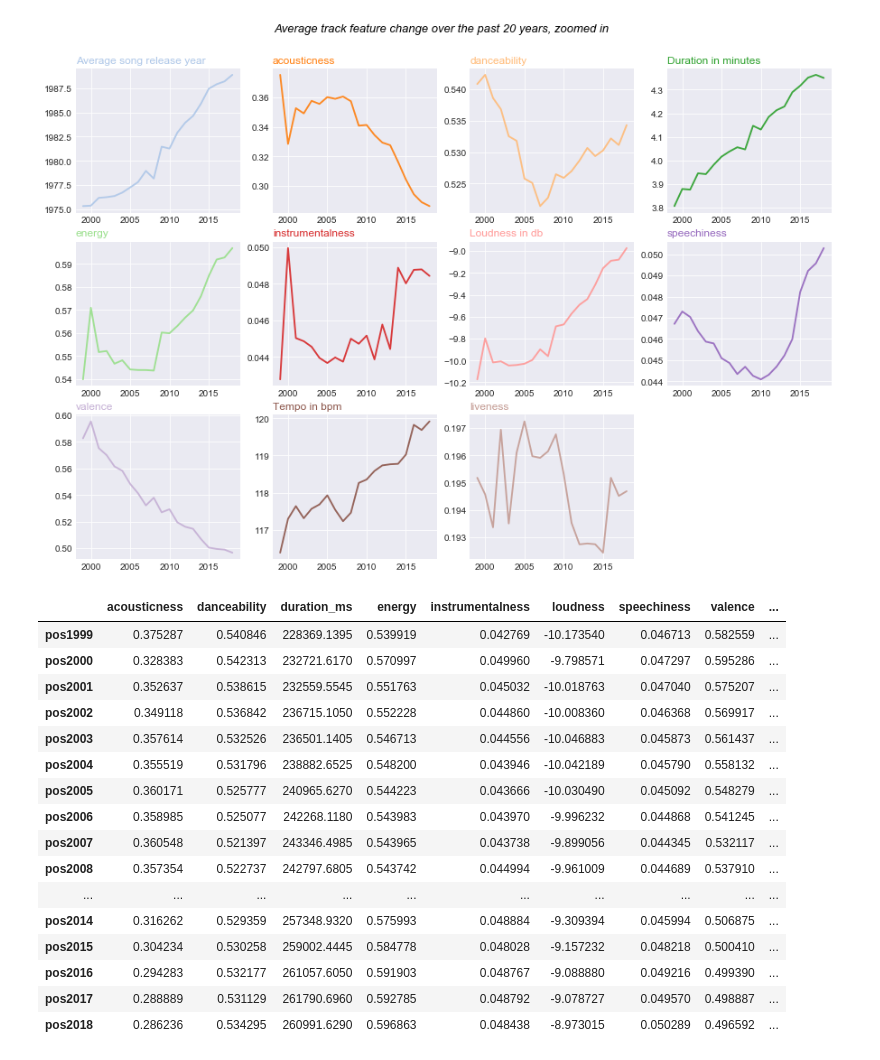
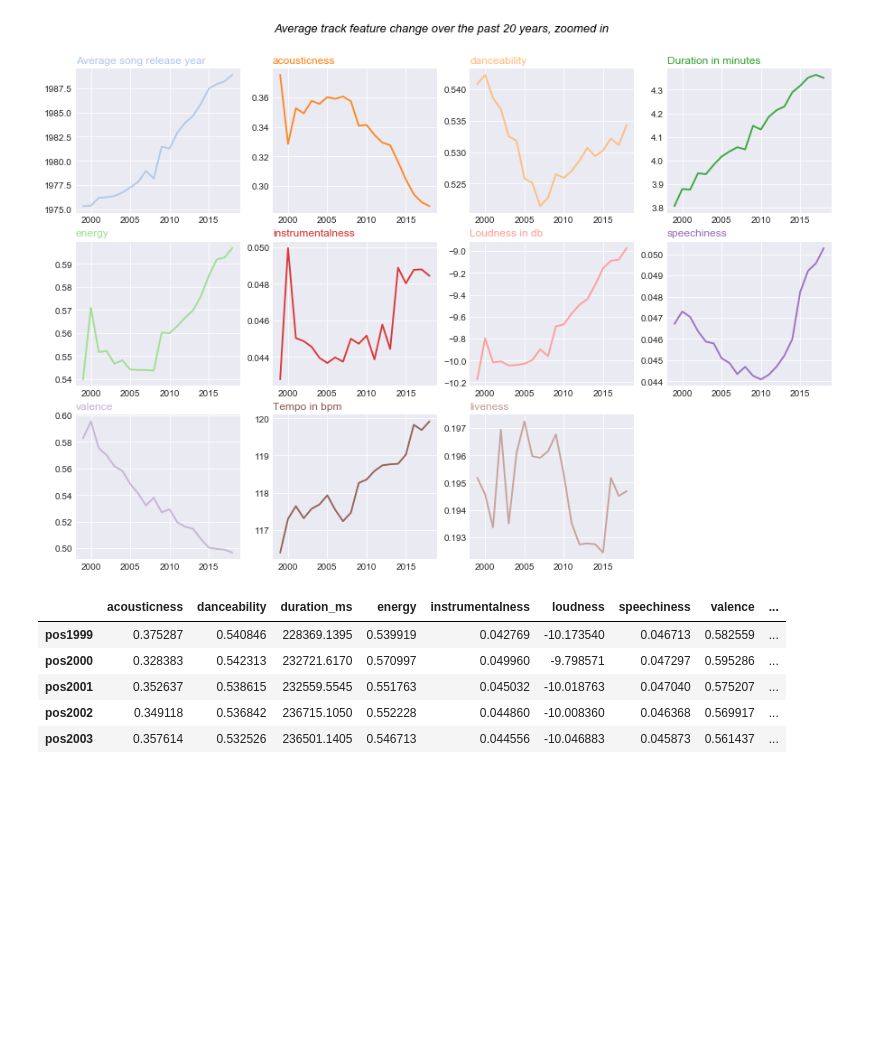
Before and after one commit to Psychotechnopath/spotify_project, a Jupyter notebook: Visualizations notebook.ipynb, the cells around one changed output. Cells and saved outputs as stored; diff of their text form; code cells hidden in the pictures; blank space fills up the shorter version.

```diff
--- a/Visualizations notebook.ipynb
+++ b/Visualizations notebook.ipynb
@@ -3,7 +3,7 @@ import pandas as pd
 from matplotlib import pyplot as plt
 import numpy as np
 
-df = pd.read_csv("full_top_2000_audio_features.csv", header=0, index_col=[0])
+df = pd.read_csv("Dataframes_Pickles/full_top_2000_audio_features.csv", header=0, index_col=[0])
 
 
 def data_dict_generator():
@@ -41,7 +41,7 @@ def data_plotter(internal_feature):
     else:
         for i in range(1999, 2019):
             track_feat_list.append(average_data[f'pos{i}'][f'{internal_feature}'])
-    print("{}".format(max(track_feat_list)-min(track_feat_list)))
+    print("Max change of {}:\t\t{}".format(internal_feature, max(track_feat_list)-min(track_feat_list)))
 #     plt.plot(year_range, track_feat_list, '-o')
 #     plt.title(f'{internal_feature} in top2000 over the years')
 #     plt.xscale('linear')
@@ -153,20 +165,9 @@ average_data.to_csv('stata_data.csv')
 # %%
-average_data
+average_data.head()
 # %% [output]
 |  | acousticness | danceability | duration_ms | energy | instrumentalness | loudness | speechiness | valence | ... |
 | pos1999 | 0.375287 | 0.540846 | 228369.1395 | 0.539919 | 0.042769 | -10.173540 | 0.046713 | 0.582559 | ... |
 | pos2000 | 0.328383 | 0.542313 | 232721.6170 | 0.570997 | 0.049960 | -9.798571 | 0.047297 | 0.595286 | ... |
 | pos2001 | 0.352637 | 0.538615 | 232559.5545 | 0.551763 | 0.045032 | -10.018763 | 0.047040 | 0.575207 | ... |
 | pos2002 | 0.349118 | 0.536842 | 236715.1050 | 0.552228 | 0.044860 | -10.008360 | 0.046368 | 0.569917 | ... |
 | pos2003 | 0.357614 | 0.532526 | 236501.1405 | 0.546713 | 0.044556 | -10.046883 | 0.045873 | 0.561437 | ... |
-| pos2004 | 0.355519 | 0.531796 | 238882.6525 | 0.548200 | 0.043946 | -10.042189 | 0.045790 | 0.558132 | ... |
-| pos2005 | 0.360171 | 0.525777 | 240965.6270 | 0.544223 | 0.043666 | -10.030490 | 0.045092 | 0.548279 | ... |
-| pos2006 | 0.358985 | 0.525077 | 242268.1180 | 0.543983 | 0.043970 | -9.996232 | 0.044868 | 0.541245 | ... |
-| pos2007 | 0.360548 | 0.521397 | 243346.4985 | 0.543965 | 0.043738 | -9.899056 | 0.044345 | 0.532117 | ... |
-| pos2008 | 0.357354 | 0.522737 | 242797.6805 | 0.543742 | 0.044994 | -9.961009 | 0.044689 | 0.537910 | ... |
-| ... | ... | ... | ... | ... | ... | ... | ... | ... | ... |
-| pos2014 | 0.316262 | 0.529359 | 257348.9320 | 0.575993 | 0.048884 | -9.309394 | 0.045994 | 0.506875 | ... |
-| pos2015 | 0.304234 | 0.530258 | 259002.4445 | 0.584778 | 0.048028 | -9.157232 | 0.048218 | 0.500410 | ... |
-| pos2016 | 0.294283 | 0.532177 | 261057.6050 | 0.591903 | 0.048767 | -9.088880 | 0.049216 | 0.499390 | ... |
-| pos2017 | 0.288889 | 0.531129 | 261790.6960 | 0.592785 | 0.048792 | -9.078727 | 0.049570 | 0.498887 | ... |
-| pos2018 | 0.286236 | 0.534295 | 260991.6290 | 0.596863 | 0.048438 | -8.973015 | 0.050289 | 0.496592 | ... |
```
Also changed, not shown: parts of 12 cells of this notebook, 4 other files.
